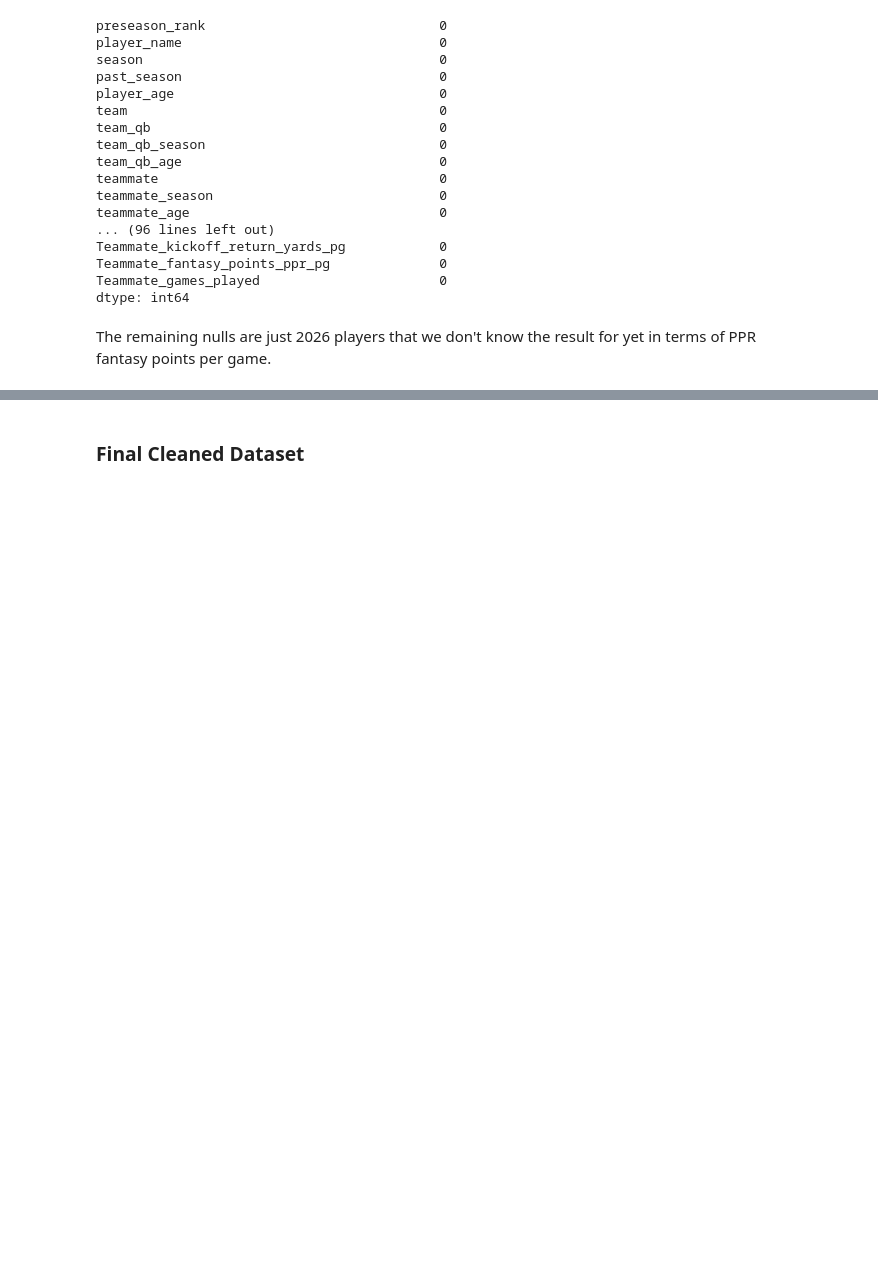
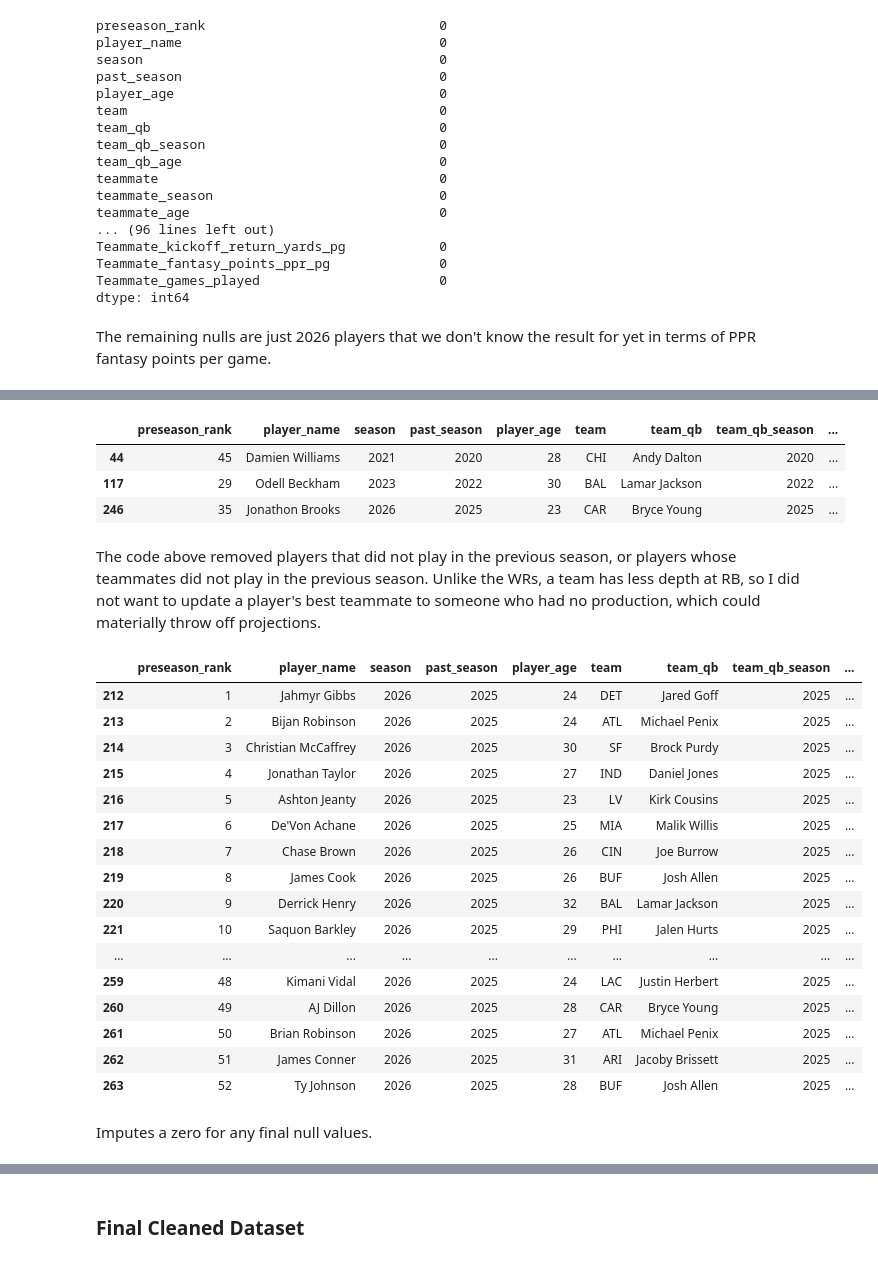
Before and after one commit to kevinkietle/2026-Fantasy-Football-Rankings, a Jupyter notebook: scripts/1_data_scraping_and_cleaning.ipynb, the cells around one changed output, grey strips where cells are left out. Cells and saved outputs as stored; diff of their text form; code cells hidden in the pictures; blank space fills up the shorter version.

```diff
--- a/scripts/1_data_scraping_and_cleaning.ipynb
+++ b/scripts/1_data_scraping_and_cleaning.ipynb
@@ -524,0 +560,9 @@ The remaining nulls are just 2026 players that we don't know the result for yet
+# %%
+temp_rb_2 = pd.merge(temp_rb_1, player_previous_seasonal, left_on=['player_name', 'past_season'],
+                   right_on=['Previous_player_display_name', 'Previous_season'], how='left')
+# %%
+temp_rb_3 = pd.merge(temp_rb_2, qb_seasonal, left_on=['team_qb', 'team_qb_season'],
+                   right_on=['QB_player_display_name', 'QB_season'], how='left')
+# %%
+final_rb = pd.merge(temp_rb_3, teammate_seasonal, left_on=['teammate', 'teammate_season'],
+                   right_on=['Teammate_player_display_name', 'Teammate_season'], how='left')
@@ -524,0 +611,39 @@ The remaining nulls are just 2026 players that we don't know the result for yet
+# %%
+# View all rows where player_display_name is null
+null_players_previous = final_rb[final_rb['Previous_player_display_name'].isna()]
+
+null_players_previous
+# %% [output]
+|  | preseason_rank | player_name | season | past_season | player_age | team | team_qb | team_qb_season | ... |
+| 44 | 45 | Damien Williams | 2021 | 2020 | 28 | CHI | Andy Dalton | 2020 | ... |
+| 117 | 29 | Odell Beckham | 2023 | 2022 | 30 | BAL | Lamar Jackson | 2022 | ... |
+| 246 | 35 | Jonathon Brooks | 2026 | 2025 | 23 | CAR | Bryce Young | 2025 | ... |
+# %%
+final_rb = final_rb[
+    ~(final_rb["player_display_name"].isna() & (final_rb["season"] < 2026))
+    & final_rb["Previous_player_display_name"].notna()
+    & final_rb["Teammate_player_display_name"].notna()
+    & final_rb["QB_player_display_name"].notna()
+].copy()
+# %% [markdown]
+The code above removed players that did not play in the previous season, or players whose teammates did not play in the previous season. Unlike the WRs, a team has less depth at RB, so I did not want to update a player's best teammate to someone who had no production, which could materially throw off projections.
+# %%
+final_rb[final_rb["player_display_name"].isna()]
+# %% [output]
+|  | preseason_rank | player_name | season | past_season | player_age | team | team_qb | team_qb_season | ... |
+| 212 | 1 | Jahmyr Gibbs | 2026 | 2025 | 24 | DET | Jared Goff | 2025 | ... |
+| 213 | 2 | Bijan Robinson | 2026 | 2025 | 24 | ATL | Michael Penix | 2025 | ... |
+| 214 | 3 | Christian McCaffrey | 2026 | 2025 | 30 | SF | Brock Purdy | 2025 | ... |
+| 215 | 4 | Jonathan Taylor | 2026 | 2025 | 27 | IND | Daniel Jones | 2025 | ... |
+| 216 | 5 | Ashton Jeanty | 2026 | 2025 | 23 | LV | Kirk Cousins | 2025 | ... |
+| 217 | 6 | De'Von Achane | 2026 | 2025 | 25 | MIA | Malik Willis | 2025 | ... |
+| 218 | 7 | Chase Brown | 2026 | 2025 | 26 | CIN | Joe Burrow | 2025 | ... |
+| 219 | 8 | James Cook | 2026 | 2025 | 26 | BUF | Josh Allen | 2025 | ... |
+| 220 | 9 | Derrick Henry | 2026 | 2025 | 32 | BAL | Lamar Jackson | 2025 | ... |
+| 221 | 10 | Saquon Barkley | 2026 | 2025 | 29 | PHI | Jalen Hurts | 2025 | ... |
+| ... | ... | ... | ... | ... | ... | ... | ... | ... | ... |
+| 259 | 48 | Kimani Vidal | 2026 | 2025 | 24 | LAC | Justin Herbert | 2025 | ... |
+| 260 | 49 | AJ Dillon | 2026 | 2025 | 28 | CAR | Bryce Young | 2025 | ... |
+| 261 | 50 | Brian Robinson | 2026 | 2025 | 27 | ATL | Michael Penix | 2025 | ... |
+| 262 | 51 | James Conner | 2026 | 2025 | 31 | ARI | Jacoby Brissett | 2025 | ... |
+| 263 | 52 | Ty Johnson | 2026 | 2025 | 28 | BUF | Josh Allen | 2025 | ... |
@@ -524,0 +657,2 @@ The remaining nulls are just 2026 players that we don't know the result for yet
+# %% [markdown]
+Imputes a zero for any final null values.
```
Also changed, not shown: parts of 18 cells of this notebook, 10 other files.
